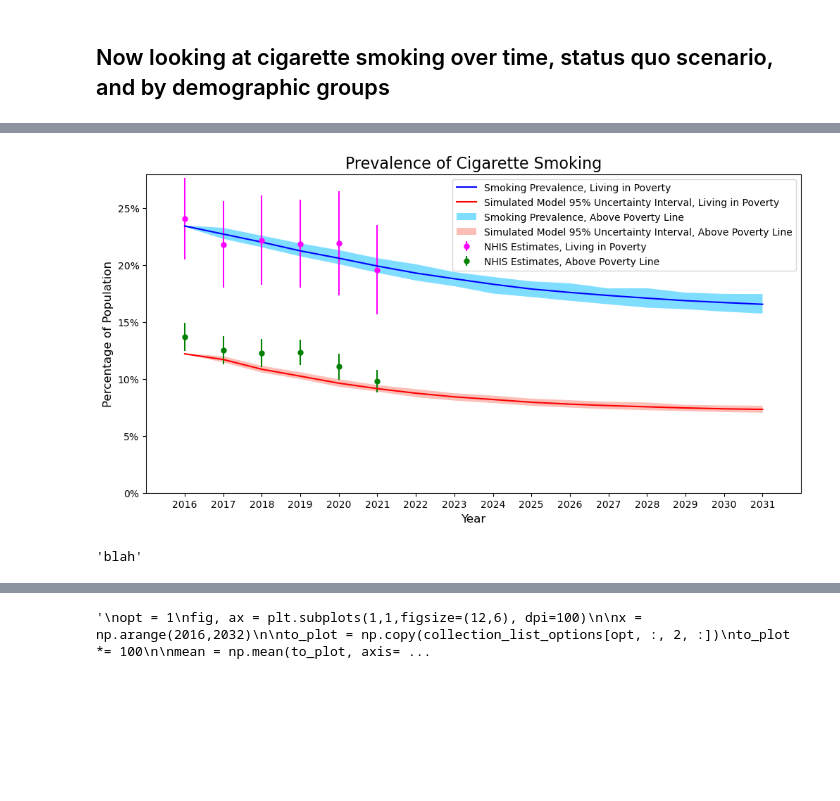
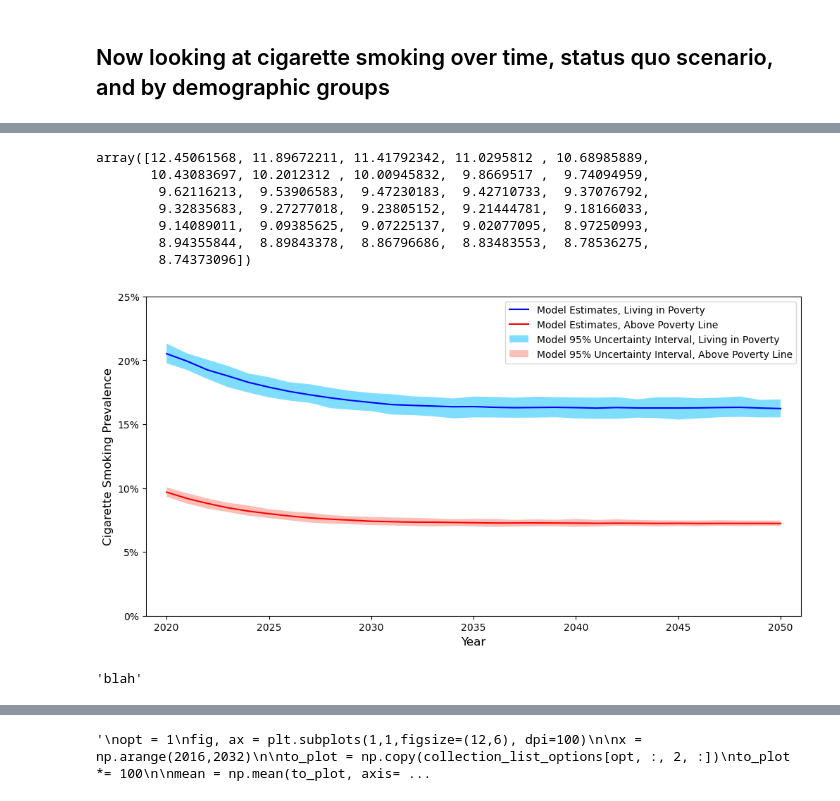
Before and after one commit to tapphughesn/menthol-model, a Jupyter notebook: mentholmodel/UA_figures.ipynb, the cells around one changed output, grey strips where cells are left out. Cells and saved outputs as stored; diff of their text form; code cells hidden in the pictures; blank space fills up the shorter version.

```diff
--- a/mentholmodel/UA_figures.ipynb
+++ b/mentholmodel/UA_figures.ipynb
@@ -12,6 +12,7 @@ base_dir = "/Users/nick/Documents/Gillings_work/uncertainty_analysis_data/uncert
 base_dir = "/Users/nick/Documents/Gillings_work/uncertainty_analysis_data/uncertainty_analysis_2023-03-29_14-16-04-931491_UPDATEDMETHOD_April2023"
 base_dir = "/Users/nick/Documents/Gillings_work/uncertainty_analysis_data/uncertainty_analysis_2023-10-11_23-47-30-192455"
 base_dir = "/Users/nick/Documents/Gillings_work/uncertainty_analysis_data/uncertainty_analysis_2023-10-24_21-00-37-093241"
+base_dir = "/Users/nick/Documents/Gillings_work/uncertainty_analysis_data/uncertainty_analysis_2024-10-23_21-15-19-372466"
 output_dir = os.path.join(base_dir, "outputs")
 outputs_dirs = [os.path.join(output_dir, f"option_{i}") for i in range(6)]
 # %%
@@ -19,6 +20,8 @@ collection_list_options = []
 
 for opt in range(6):
     outputs = outputs_dirs[opt]
+    if not os.path.exists(outputs):
+        continue
     collection_list = []
 
     # for each arr, store a 2D array in the list
@@ -218,11 +285,21 @@ plt.show()
+# %%
+mean[4:year_limit]
+# %% [output]
+array([12.45061568, 11.89672211, 11.41792342, 11.0295812 , 10.68985889,
+       10.43083697, 10.2012312 , 10.00945832,  9.8669517 ,  9.74094959,
+        9.62116213,  9.53906583,  9.47230183,  9.42710733,  9.37076792,
+        9.32835683,  9.27277018,  9.23805152,  9.21444781,  9.18166033,
+        9.14089011,  9.09385625,  9.07225137,  9.02077095,  8.97250993,
+        8.94355844,  8.89843378,  8.86796686,  8.83483553,  8.78536275,
+        8.74373096])
 # %%
-
 # Cigarette Smokers over time, stratified by poverty status, status quo scenario
 
 opt = 0
 fig, ax = plt.subplots(1,1,figsize=(12,6), dpi=100)
 
-x = np.arange(2016,2032)
+year_limit = 35 # limit years to 2022
+x = np.arange(2016,2062)
 
 to_plot = np.copy(collection_list_options[opt, :, :, :, :, :])
 # dims:  output #, smoking status, black, pov, year
@@ -230,52 +307,50 @@ to_plot = np.sum(to_plot, axis=(2)) # sum over black
 # dims:  output #, smoking status, pov, year; shape (125, 6, 2, 16)
 """
 When summing to get population totals, make sure that the menthol+nonmenthol group
 is not summed, because then we will be double counting those smoker groups
 """
 sums = np.sum(to_plot[:,[0,1,3,4,5],:], axis=1) # sum over smoking states to get totals
 to_plot = to_plot / sums[:, np.newaxis, :, :] # change from absolute counts to proportion of total
 to_plot = to_plot[:,2,:,:] # only want menthol + nonmenthol
 to_plot *= 100
-to_plot = to_plot[:,:,:16]
+to_plot = to_plot[:,:,:year_limit]
 
 mean = np.mean(to_plot, axis=0)
 upper = np.percentile(to_plot, 97.5, axis=0)
 lower = np.percentile(to_plot, 2.5, axis=0)
 
-
 # poverty
-ax.plot(x, mean[1], "blue", label="Living in poverty")
-ax.fill_between(x, lower[1], upper[1], facecolor='deepskyblue', alpha=0.5)
+ax.plot(x[4:year_limit], mean[1][4:year_limit], "blue")
+ax.fill_between(x[4:year_limit], lower[1][4:year_limit], upper[1][4:year_limit], facecolor='deepskyblue', alpha=0.5)
 
 # no poverty
-ax.plot(x, mean[0], "red")
-ax.fill_between(x, lower[0], upper[0], facecolor='salmon', alpha=0.5)
+ax.plot(x[4:year_limit], mean[0][4:year_limit], "red")
+ax.fill_between(x[4:year_limit], lower[0][4:year_limit], upper[0][4:year_limit], facecolor='salmon', alpha=0.5)
 
-ax.errorbar(NHIS_x, NHIS_smoking_prevalence_18_64_pov[:,0], NHIS_smoking_prevalence_18_64_pov[:,3], fmt='o', ms=5, color="magenta")
-ax.errorbar(NHIS_x, NHIS_smoking_prevalence_18_64_nonpov[:,0], NHIS_smoking_prevalence_18_64_nonpov[:,3], fmt='o', ms=5, color="green")
+# ax.errorbar(NHIS_x, NHIS_smoking_prevalence_18_64_pov[:,0], NHIS_smoking_prevalence_18_64_pov[:,3], fmt='o', ms=5, color="magenta")
+# ax.errorbar(NHIS_x, NHIS_smoking_prevalence_18_64_nonpov[:,0], NHIS_smoking_prevalence_18_64_nonpov[:,3], fmt='o', ms=5, color="green")
 
-plt.ylim(5,28)
-plt.xlim(x[0]-1, x[-1]+1)
+plt.ylim(0,25)
+plt.xlim(2019, 2051)
 plt.xlabel("Year", fontsize=12)
-plt.ylabel("Percentage of Population", fontsize=12)
-plt.xticks(x[::1], fontsize=10, horizontalalignment='center')
+plt.ylabel("Cigarette Smoking Prevalence", fontsize=12)
+plt.xticks(x[4:36:5], fontsize=10, horizontalalignment='center')
 y_tick_nums = np.arange(0,25 + 1,5) # plus one because arange doesn't include the "stop" param
 y_tick_labels = [str(x) + "%" for x in y_tick_nums]
 plt.yticks(y_tick_nums, y_tick_labels)
-plt.title(f"Prevalence of Cigarette Smoking", fontsize=16)
 plt.legend([
-    f"Smoking Prevalence, Living in Poverty",
-    f"Simulated Model 95% Uncertainty Interval, Living in Poverty",
-    f"Smoking Prevalence, Above Poverty Line",
-    f"Simulated Model 95% Uncertainty Interval, Above Poverty Line",
-    f"NHIS Estimates, Living in Poverty",
-    f"NHIS Estimates, Above Poverty Line",
+    f"Model Estimates, Living in Poverty",
+    f"Model Estimates, Above Poverty Line",
+    f"Model 95% Uncertainty Interval, Living in Poverty",
+    f"Model 95% Uncertainty Interval, Above Poverty Line",
+    # f"NHIS Estimates, Living in Poverty",
+    # f"NHIS Estimates, Above Poverty Line",
 ])
 
 plt.show()
 
 "blah"
 # %% [output]
-[figure, old version]
+[figure, new version]
 'blah'
 # %%
```
Also changed, not shown: parts of 8 cells of this notebook, 33 other files.
